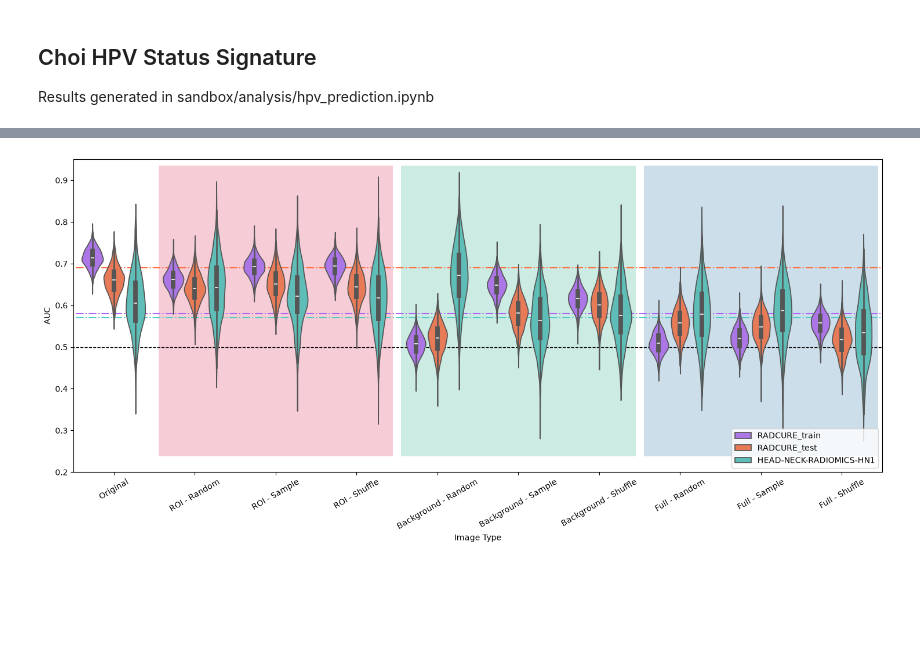
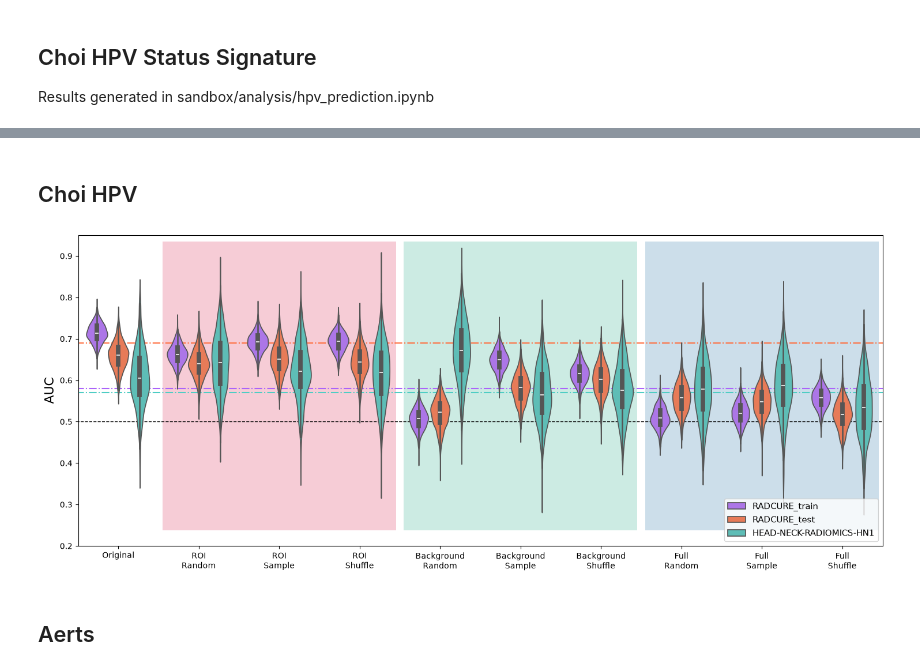
Before and after one commit to bhklab/readii_2_roqc, a Jupyter notebook: sandbox/visualization/prediction_plots.ipynb, the cells around one changed output, grey strips where cells are left out. Drawn from its saved outputs; the diff is of its cells as text; code cells hidden in the pictures; blank space fills up the shorter version.

```diff
--- a/sandbox/visualization/prediction_plots.ipynb
+++ b/sandbox/visualization/prediction_plots.ipynb
@@ -182,0 +276,29 @@ Results generated in sandbox/analysis/hpv_prediction.ipynb
+# %%
+signature = "choi_opc_os_2020"
+dataset_name = ['RADCURE_windowed', 'HEAD-NECK-RADIOMICS-HN1_windowed', ]
+split = ['TEST', '']
+
+evaluation_metric = "C-index"
+predictions = []
+
+for idx, dataset in enumerate(dataset_name):
+
+    bootstrap_predictions_path = dirs.RESULTS / f"TCIA_{dataset}" / "prediction" / signature / split[idx] / "bootstrap_1000"
+
+    for image_predictions_file in sorted(bootstrap_predictions_path.rglob('*.csv')):
+        image_type = str(image_predictions_file.stem)
+        image_type_predictions = pd.read_csv(image_predictions_file, index_col=0)
+
+        image_type_predictions['dataset'] = dataset.removesuffix("_windowed")
+        image_type_predictions['image_type'] = image_type
+
+        predictions.append(
+            image_type_predictions
+        )
+
+all_preds_df = pd.concat(predictions)
+
+all_preds_df = all_preds_df.replace({"image_type": nc_mapping})
+all_preds_df.image_type = pd.Categorical(all_preds_df.image_type,
+                                        categories = nc_categories)
+all_preds_df = all_preds_df.sort_values('image_type')
@@ -183,3 +338,5 @@ Results generated in sandbox/analysis/hpv_prediction.ipynb
+# %% [markdown]
+## Choi HPV
 # %%
 signature = "choi_opc_hpv_2020_hpv_status"
 dataset_name = ['HEAD-NECK-RADIOMICS-HN1_windowed', 'RADCURE_windowed', 'RADCURE_windowed']
@@ -213,34 +370,37 @@ all_preds_df = all_preds_df.sort_values('image_type')
 # %%
 fig, ax = plt.subplots(figsize=(18,7))
 
 p_vibrant = ['#AB63FA'] + vibrant_palette[:2]
 
 # Plot coloured rectangles behind the violins to visualize the negative control regions
 yspan_min = 0.05
 yspan_max = 0.98
 plt.axvspan(0.55, 3.45, yspan_min, yspan_max, facecolor=region_palette[0], alpha=0.2, zorder=0)
 plt.axvspan(3.55, 6.45, yspan_min, yspan_max,facecolor=region_palette[1], alpha=0.2, zorder=0)
 plt.axvspan(6.55, 9.45, yspan_min, yspan_max, facecolor=region_palette[2], alpha=0.2, zorder=0)
 
 # Plot the volume prediction lines for each dataset
 plt.hlines(y=[0.58, 0.69, 0.57], xmin=-1, xmax=10, colors=p_vibrant, linestyles='dashdot', zorder=1)
 
 # Plot random guess line at 0.5
 plt.hlines(y=[0.5], xmin=-1, xmax=10, color='black', linestyles='dashed', zorder=1, linewidth=1)
 
 # Plot c-index violin plots for each dataset and image type
 sns.violinplot(data=all_preds_df, x='image_type',
                y=evaluation_metric,
                hue='dataset',
                hue_order=['RADCURE_train', 'RADCURE_test', 'HEAD-NECK-RADIOMICS-HN1'],
                palette=p_vibrant,
                gap=0.01
                )
 
 ax.set_ybound(0.2, 0.95)
-ax.set_xlabel('Image Type')
-plt.xticks(rotation=30)
-plt.legend(loc='lower right')
+plt.xlabel('')
+plt.ylabel('AUC', fontsize=16)
+plt.legend(loc='lower right', fontsize=11)
+ax.set_xticklabels(xtick_labels)
 plt.show()
 # %% [output]
-[figure, old version]
+[figure, new version]
+# %% [markdown]
+## Aerts
```
Also changed, not shown: parts of 17 cells of this notebook.
